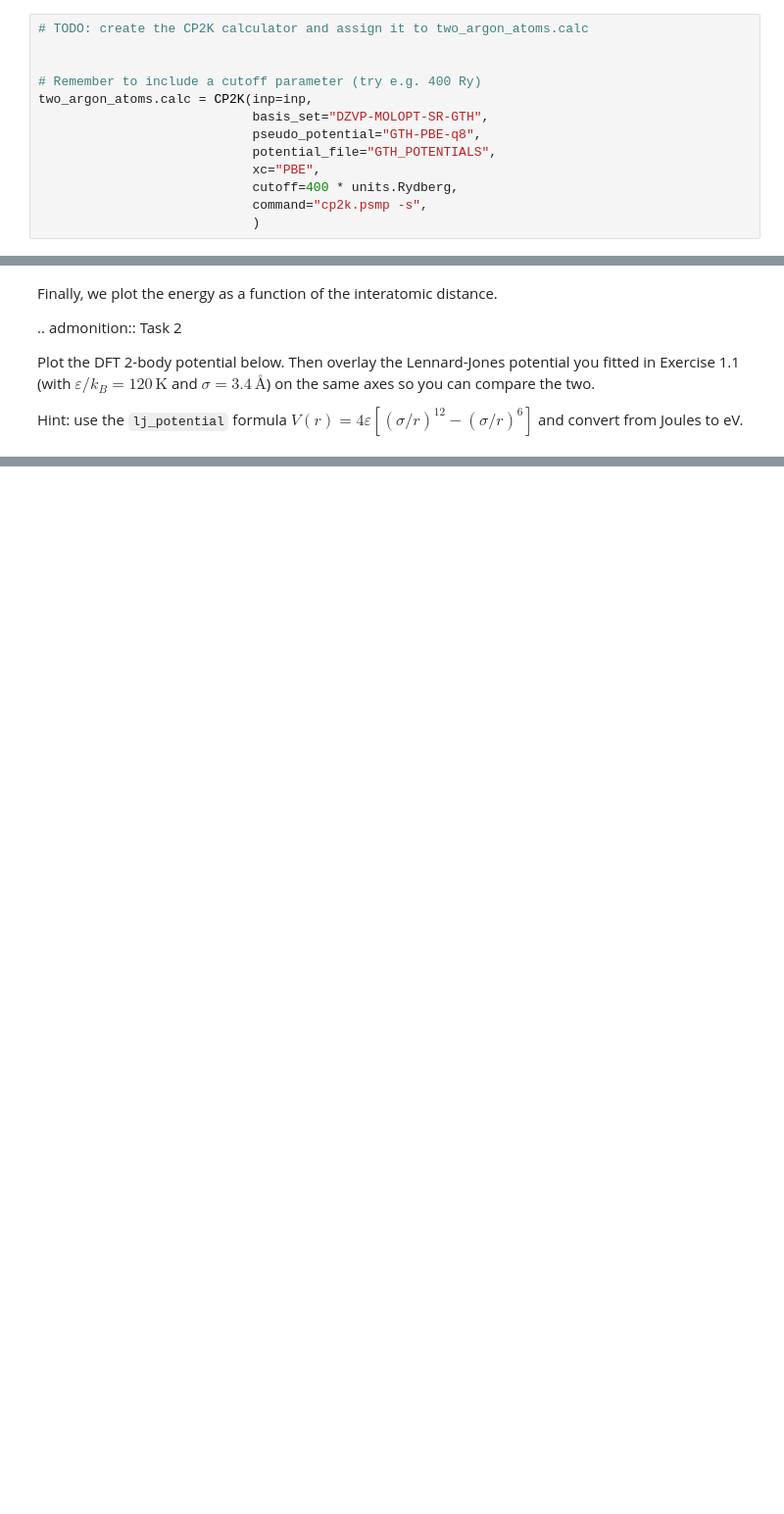
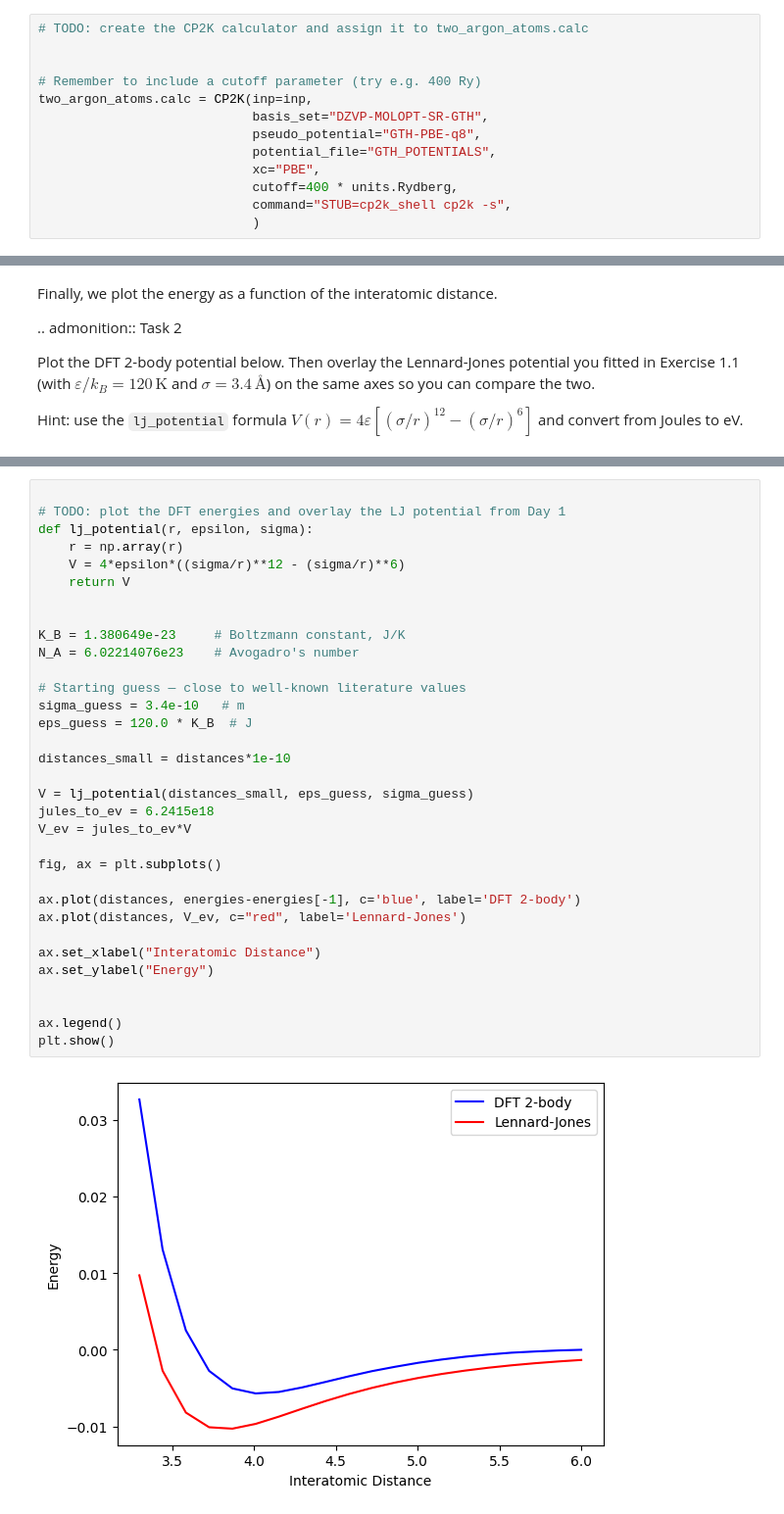
Before and after one commit to VWatGIT/Produktion_V6, a Jupyter notebook: Day1/04_2body_potential.ipynb, the cells around one changed output, grey strips where cells are left out. Shown at 98% size. Saved outputs shown, nothing was run; the diff lists cells and outputs as text; blank space fills up the shorter version.

```diff
--- a/Day1/04_2body_potential.ipynb
+++ b/Day1/04_2body_potential.ipynb
@@ -108,5 +108,5 @@ two_argon_atoms.calc = CP2K(inp=inp,
                             potential_file="GTH_POTENTIALS",
                             xc="PBE",
                             cutoff=400 * units.Rydberg,
-                            command="cp2k.psmp -s",
+                            command="STUB=cp2k_shell cp2k -s",
                             )
@@ -151,0 +167,35 @@ Finally, we plot the energy as a function of the interatomic distance.
+# %%
+
+# TODO: plot the DFT energies and overlay the LJ potential from Day 1
+def lj_potential(r, epsilon, sigma):
+    r = np.array(r)
+    V = 4*epsilon*((sigma/r)**12 - (sigma/r)**6)
+    return V
+
+
+K_B = 1.380649e-23     # Boltzmann constant, J/K
+N_A = 6.02214076e23    # Avogadro's number
+
+# Starting guess — close to well-known literature values
+sigma_guess = 3.4e-10   # m
+eps_guess = 120.0 * K_B  # J
+
+distances_small = distances*1e-10
+
+V = lj_potential(distances_small, eps_guess, sigma_guess)
+jules_to_ev = 6.2415e18
+V_ev = jules_to_ev*V
+
+fig, ax = plt.subplots()
+
+ax.plot(distances, energies-energies[-1], c='blue', label='DFT 2-body')
+ax.plot(distances, V_ev, c="red", label='Lennard-Jones')
+
+ax.set_xlabel("Interatomic Distance")
+ax.set_ylabel("Energy")
+
+
+ax.legend()
+plt.show()
+# %% [output]
+[figure, added]
```
Also changed, not shown: parts of 4 cells of this notebook, 3 other files.
